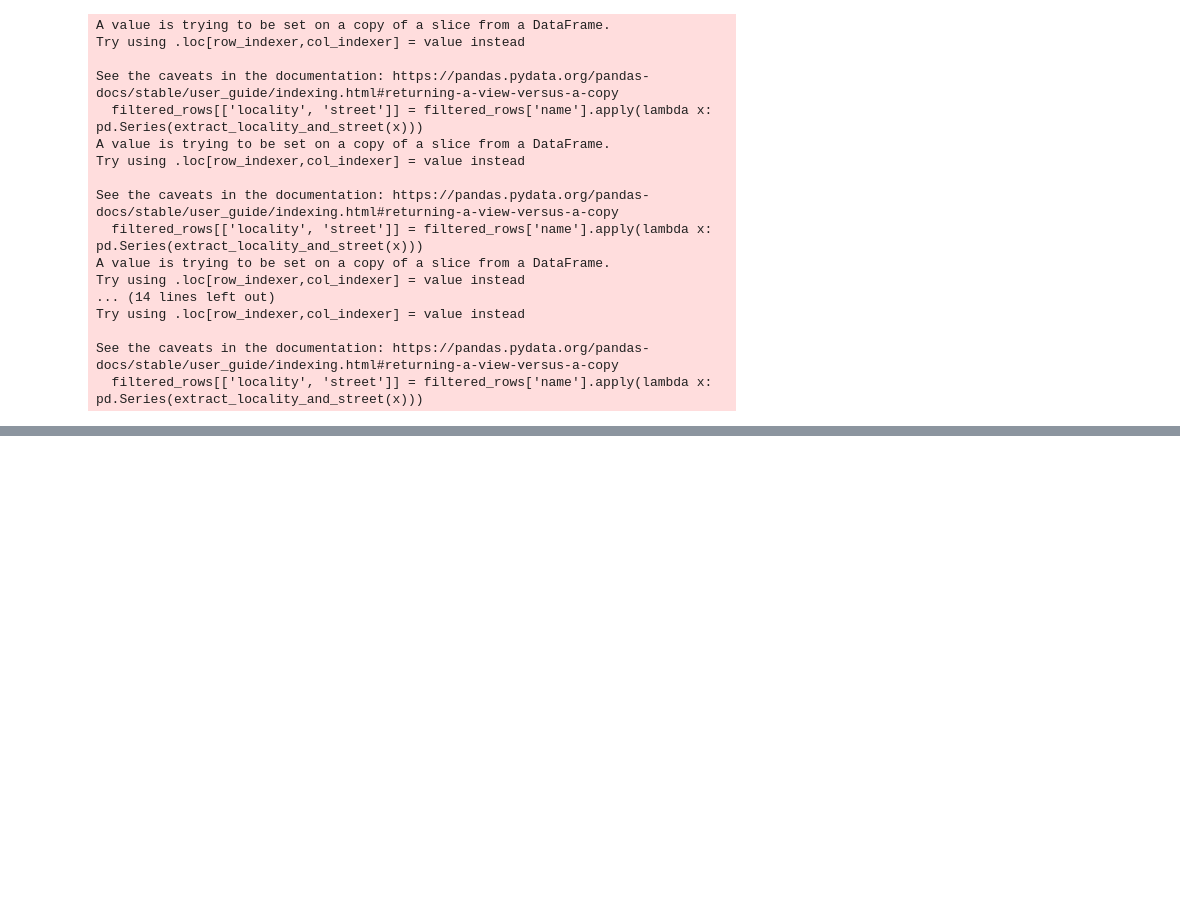
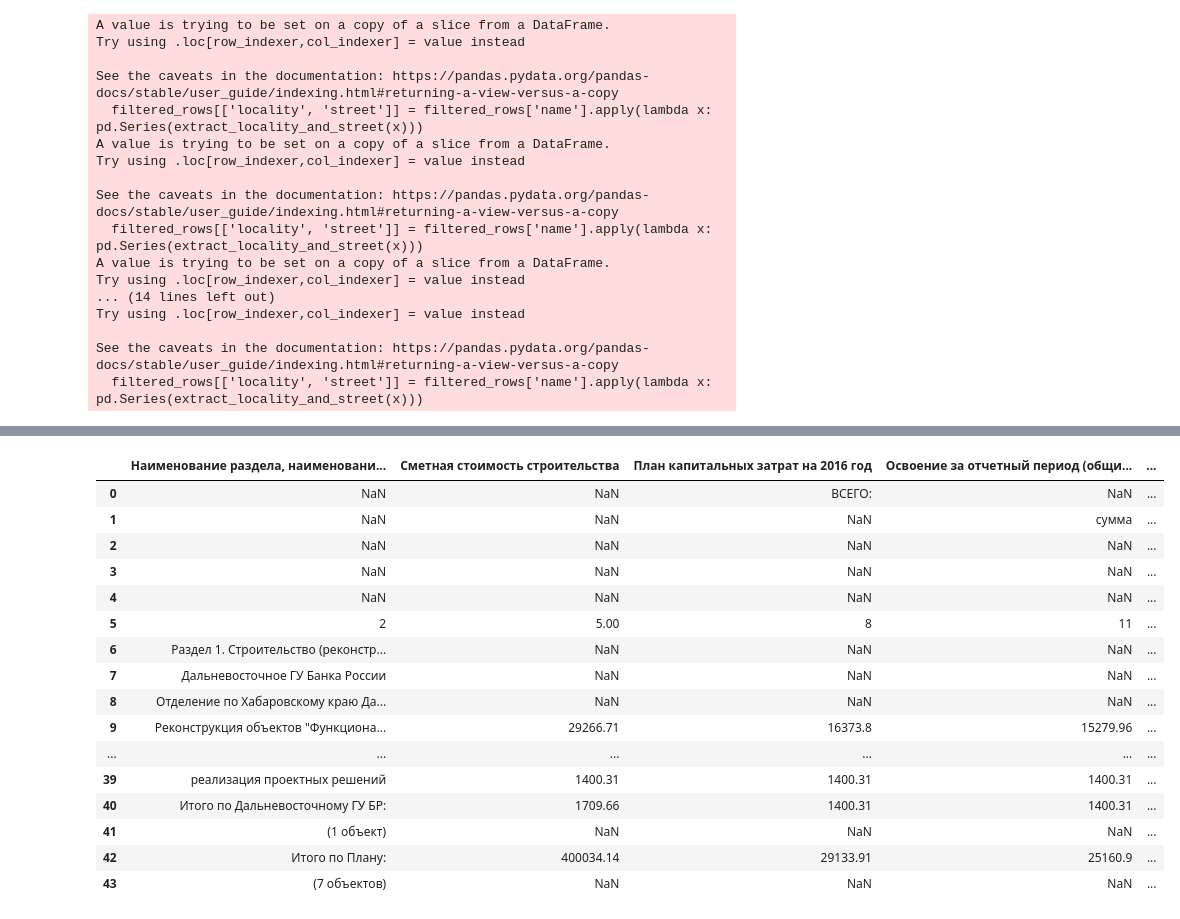
Before and after one commit to 999rse/noa_cb_intern, a Jupyter notebook: kc_tr_kr_operating.ipynb, the cells around one changed output, grey strips where cells are left out. Cells and saved outputs as stored; diff of their text form; code cells hidden in the pictures; blank space fills up the shorter version.

```diff
--- a/kc_tr_kr_operating.ipynb
+++ b/kc_tr_kr_operating.ipynb
@@ -241,0 +264,23 @@ results[5]
+# %%
+columns_to_drop = [0, 1, 3, 4, 6, 7, 9, 10, 12, 14, 15, 16, 17]
+filexlsx = filexlsx.drop(filexlsx.columns[columns_to_drop], axis=1)
+
+filexlsx
+# %% [output]
+|  | Наименование раздела, наименовани... | Сметная стоимость строительства | План капитальных затрат на 2016 год | Освоение за отчетный период (общи... | ... |
+| 0 | NaN | NaN | ВСЕГО: | NaN | ... |
+| 1 | NaN | NaN | NaN | сумма | ... |
+| 2 | NaN | NaN | NaN | NaN | ... |
+| 3 | NaN | NaN | NaN | NaN | ... |
+| 4 | NaN | NaN | NaN | NaN | ... |
+| 5 | 2 | 5.00 | 8 | 11 | ... |
+| 6 | Раздел 1. Строительство (реконстр... | NaN | NaN | NaN | ... |
+| 7 | Дальневосточное ГУ Банка России | NaN | NaN | NaN | ... |
+| 8 | Отделение по Хабаровскому краю Да... | NaN | NaN | NaN | ... |
+| 9 | Реконструкция объектов "Функциона... | 29266.71 | 16373.8 | 15279.96 | ... |
+| ... | ... | ... | ... | ... | ... |
+| 39 | реализация проектных решений | 1400.31 | 1400.31 | 1400.31 | ... |
+| 40 | Итого по Дальневосточному ГУ БР: | 1709.66 | 1400.31 | 1400.31 | ... |
+| 41 | (1 объект) | NaN | NaN | NaN | ... |
+| 42 | Итого по Плану: | 400034.14 | 29133.91 | 25160.9 | ... |
+| 43 | (7 объектов) | NaN | NaN | NaN | ... |
```
Also changed, not shown: parts of 14 cells of this notebook.
